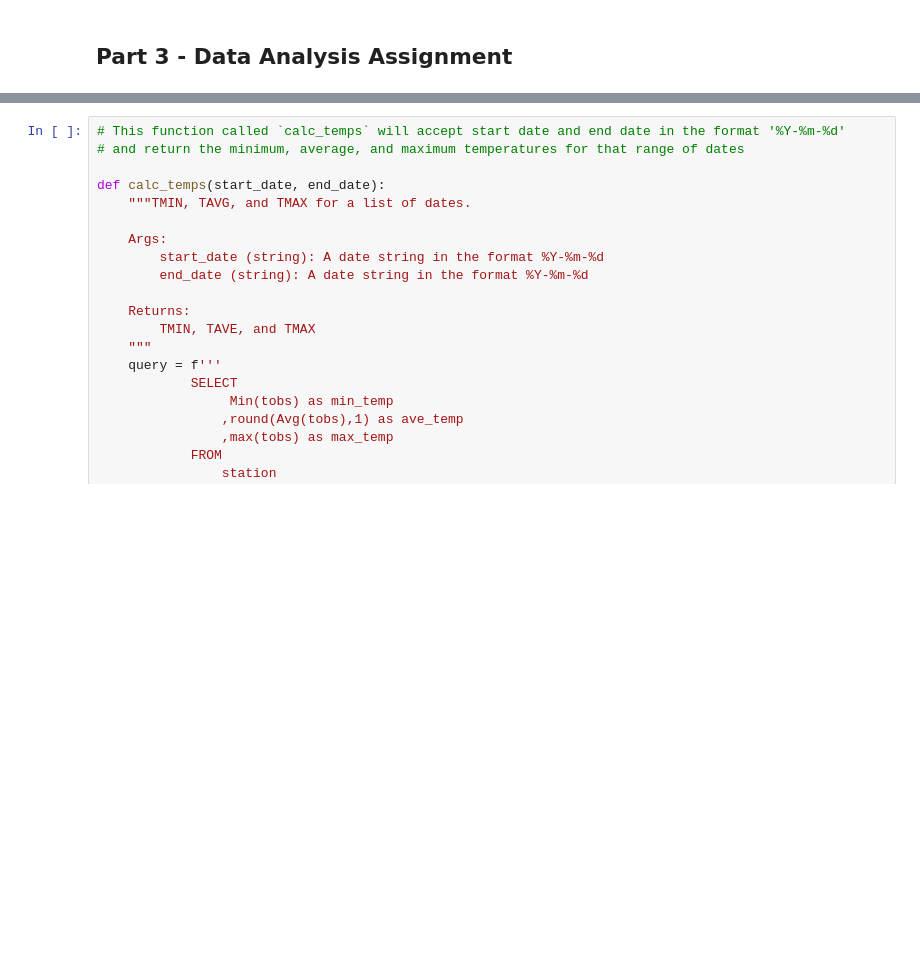
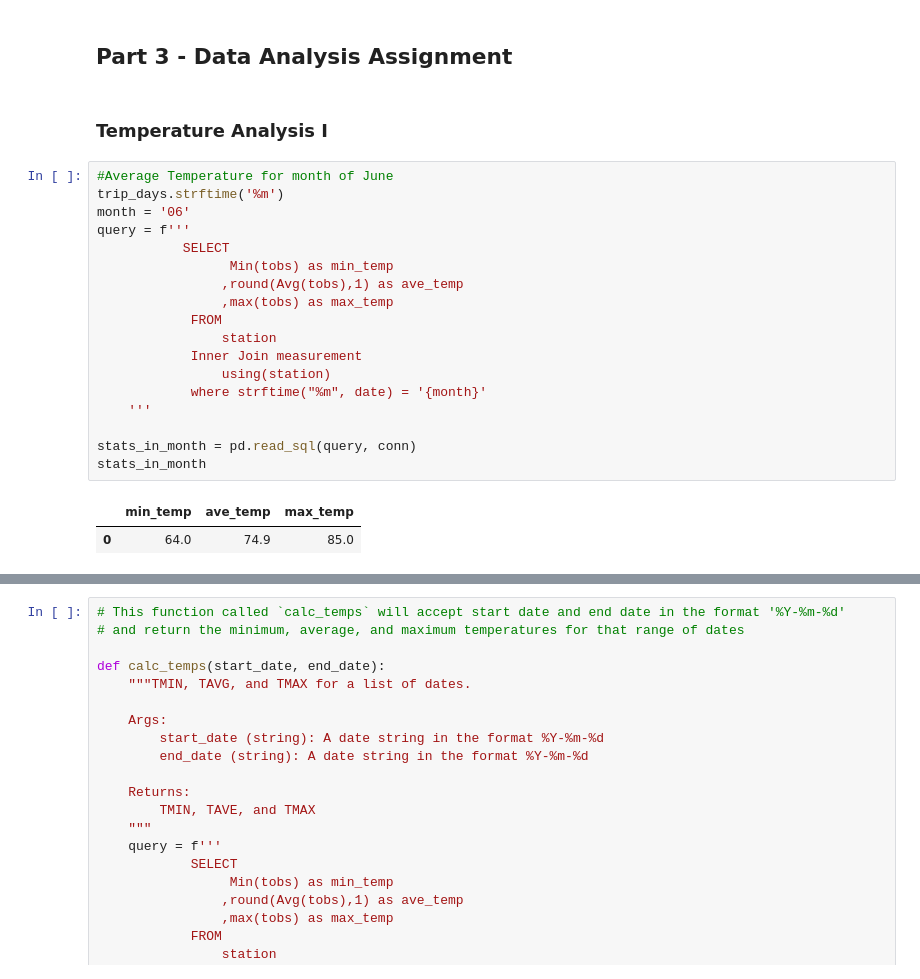
Before and after one commit to mmarange/sqlalchemy-challenge, a Jupyter notebook: 02-Case-Assignment/climate_starter.ipynb, the cells around one changed output, grey strips where cells are left out. Cells and saved outputs as stored; diff of their text form; blank space fills up the shorter version.

Commit message:
update temperature analysis

```diff
--- a/02-Case-Assignment/climate_starter.ipynb
+++ b/02-Case-Assignment/climate_starter.ipynb
@@ -221,3 +221,26 @@ plt.show()
 [figure]
 # %% [markdown]
 ## Part 3 - Data Analysis Assignment
+# %% [markdown]
+   ###      Temperature Analysis I
+# %%
+#Average Temperature for month of June
+trip_days.strftime('%m')
+month = '06'
+query = f'''
+           SELECT
+                 Min(tobs) as min_temp
+                ,round(Avg(tobs),1) as ave_temp
+                ,max(tobs) as max_temp
+            FROM
+                station
+            Inner Join measurement
+                using(station)
+            where strftime("%m", date) = '{month}'
+    '''
+
+stats_in_month = pd.read_sql(query, conn)
+stats_in_month
+# %% [output]
+|  | min_temp | ave_temp | max_temp |
+| 0 | 64.0 | 74.9 | 85.0 |
```
Also changed, not shown: parts of 2 cells of this notebook.
